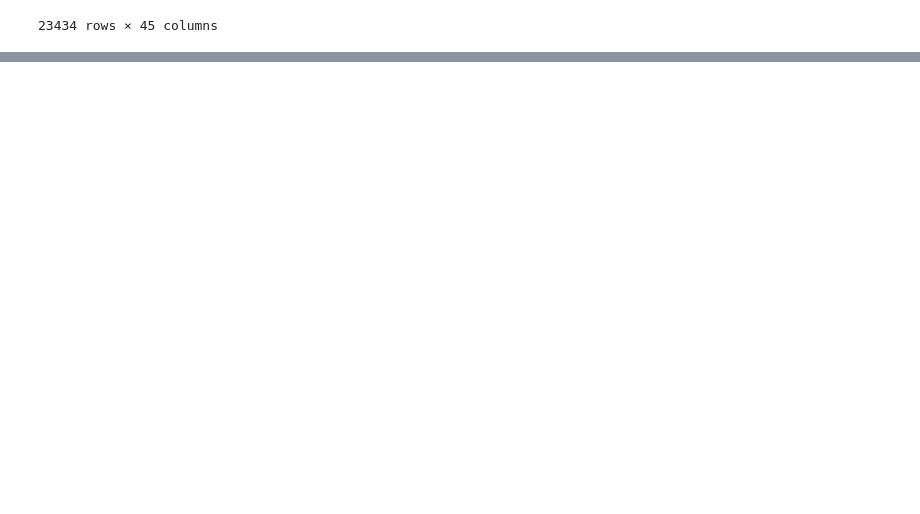
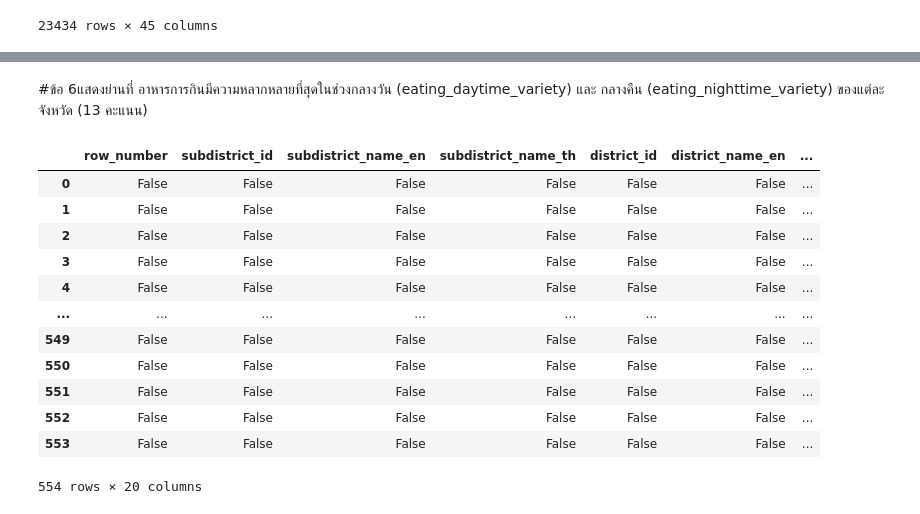
Before and after one commit to Kanchanasud/BasicProg_Dataviz65, a Jupyter notebook: midterm65.ipynb, the cells around one changed output, grey strips where cells are left out. Cells and saved outputs as stored; diff of their text form; code cells hidden in the pictures; blank space fills up the shorter version.

```diff
--- a/midterm65.ipynb
+++ b/midterm65.ipynb
@@ -361,0 +394,18 @@ project.dropna(how='all')
+# %% [markdown]
+#ข้อ 6แสดงย่านที่ อาหารการกินมีความหลากหลายที่สุดในช่วงกลางวัน (eating_daytime_variety) และ กลางคืน (eating_nighttime_variety) ของแต่ละจังหวัด (13 คะแนน)
+# %%
+eat.isnull() #ตรวจสอบ missing
+# %% [output]
+|  | row_number | subdistrict_id | subdistrict_name_en | subdistrict_name_th | district_id | district_name_en | ... |
+| 0 | False | False | False | False | False | False | ... |
+| 1 | False | False | False | False | False | False | ... |
+| 2 | False | False | False | False | False | False | ... |
+| 3 | False | False | False | False | False | False | ... |
+| 4 | False | False | False | False | False | False | ... |
+| ... | ... | ... | ... | ... | ... | ... | ... |
+| 549 | False | False | False | False | False | False | ... |
+| 550 | False | False | False | False | False | False | ... |
+| 551 | False | False | False | False | False | False | ... |
+| 552 | False | False | False | False | False | False | ... |
+| 553 | False | False | False | False | False | False | ... |
+554 rows × 20 columns
```
Also changed, not shown: parts of 7 cells of this notebook.
